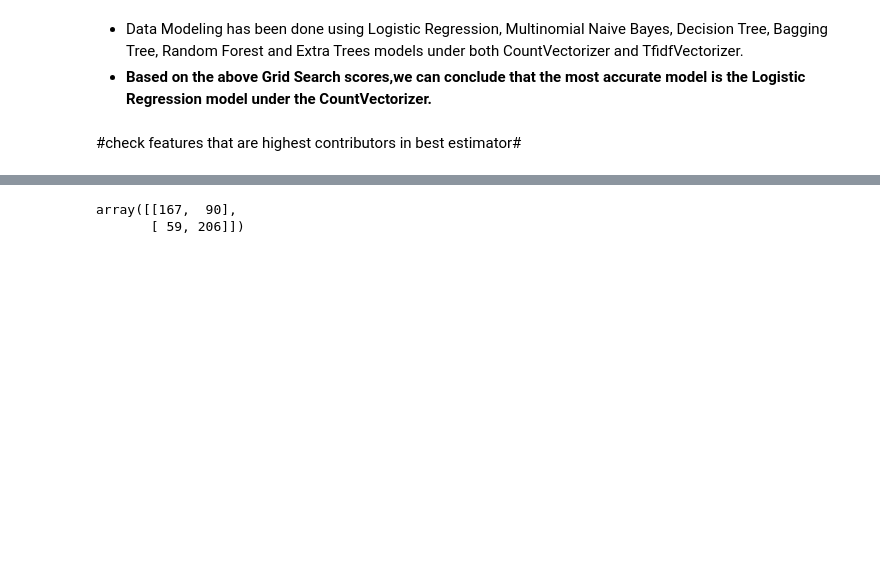
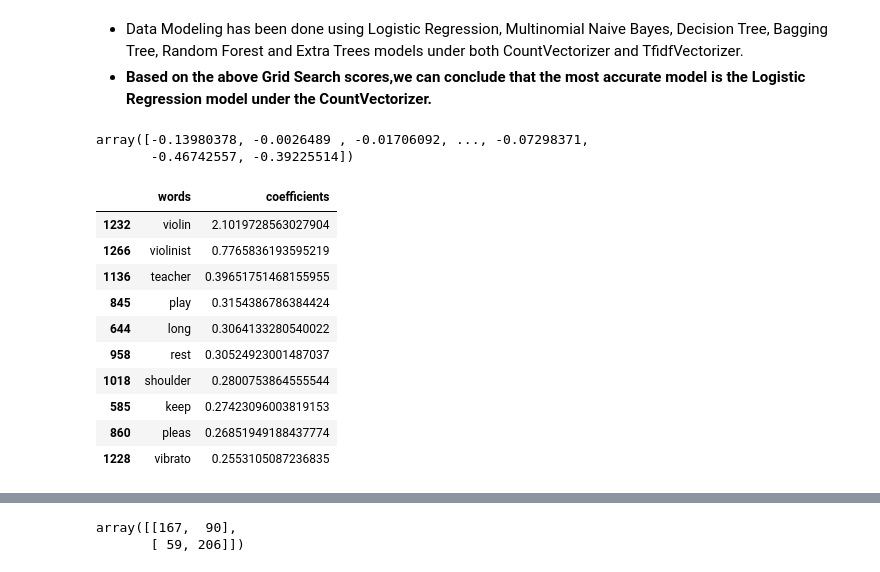
Before and after one commit to vaishnavibrungi/reddit, a Jupyter notebook: code/data_modeling-Copy1.ipynb, the cells around one changed output, grey strips where cells are left out. Saved outputs shown, nothing was run; the diff lists cells and outputs as text; code cells hidden in the pictures; blank space fills up the shorter version.

```diff
--- a/code/data_modeling.ipynb
+++ b/code/data_modeling-Copy1.ipynb
@@ -633,15 +664,30 @@ Best Parameters:{'max_depth': 100, 'n_estimators': 50}
 # %% [markdown]
 - Data Modeling has been done using Logistic Regression, Multinomial Naive Bayes, Decision Tree, Bagging Tree, Random Forest and Extra Trees models under both CountVectorizer and TfidfVectorizer.
 - **Based on the above  Grid Search scores,we can conclude that the most accurate model is the Logistic Regression model under the CountVectorizer.**
-# %% [markdown]
-#check features that are highest contributors in best estimator#
+# %%
+gs.best_estimator_.coef_[0]
+# %% [output]
+array([-0.13980378, -0.0026489 , -0.01706092, ..., -0.07298371,
+       -0.46742557, -0.39225514])
 # %%
-#gs_df = pd.DataFrame({
-   # 'columns' : cv_train_df.columns.tolist(),
-  #  'coef'   : gs.best_estimator_.coef_[0]
-#})
-#gs_df['coef'] = gs_df['coef'].astype('string')
+gs_df = pd.DataFrame({
+   'words' : cv_train_df.columns.tolist(),
+   'coefficients'   : gs.best_estimator_.coef_[0]
+})
+gs_df['coefficients'] = gs_df['coefficients'].astype('string')
 # %%
-#violin = gs_df.sort_values(by='coef',ascending=False).head(5)
-#violin
+violin = gs_df.sort_values(by='coefficients',ascending=False).head(10)
+violin
+# %% [output]
+|  | words | coefficients |
+| 1232 | violin | 2.1019728563027904 |
+| 1266 | violinist | 0.7765836193595219 |
+| 1136 | teacher | 0.39651751468155955 |
+| 845 | play | 0.3154386786384424 |
+| 644 | long | 0.3064133280540022 |
+| 958 | rest | 0.30524923001487037 |
+| 1018 | shoulder | 0.2800753864555544 |
+| 585 | keep | 0.27423096003819153 |
+| 860 | pleas | 0.26851949188437774 |
+| 1228 | vibrato | 0.2553105087236835 |
 # %%
```
Also changed, not shown: parts of 13 cells of this notebook, 2 other files.
